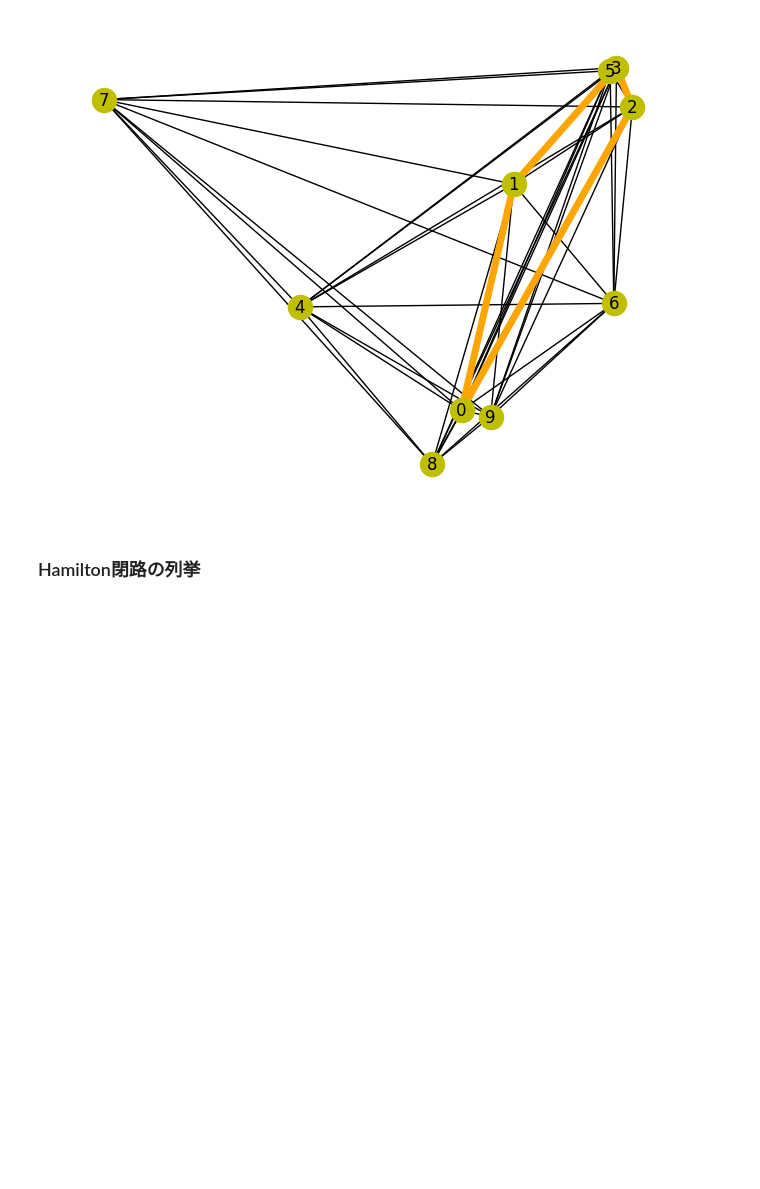
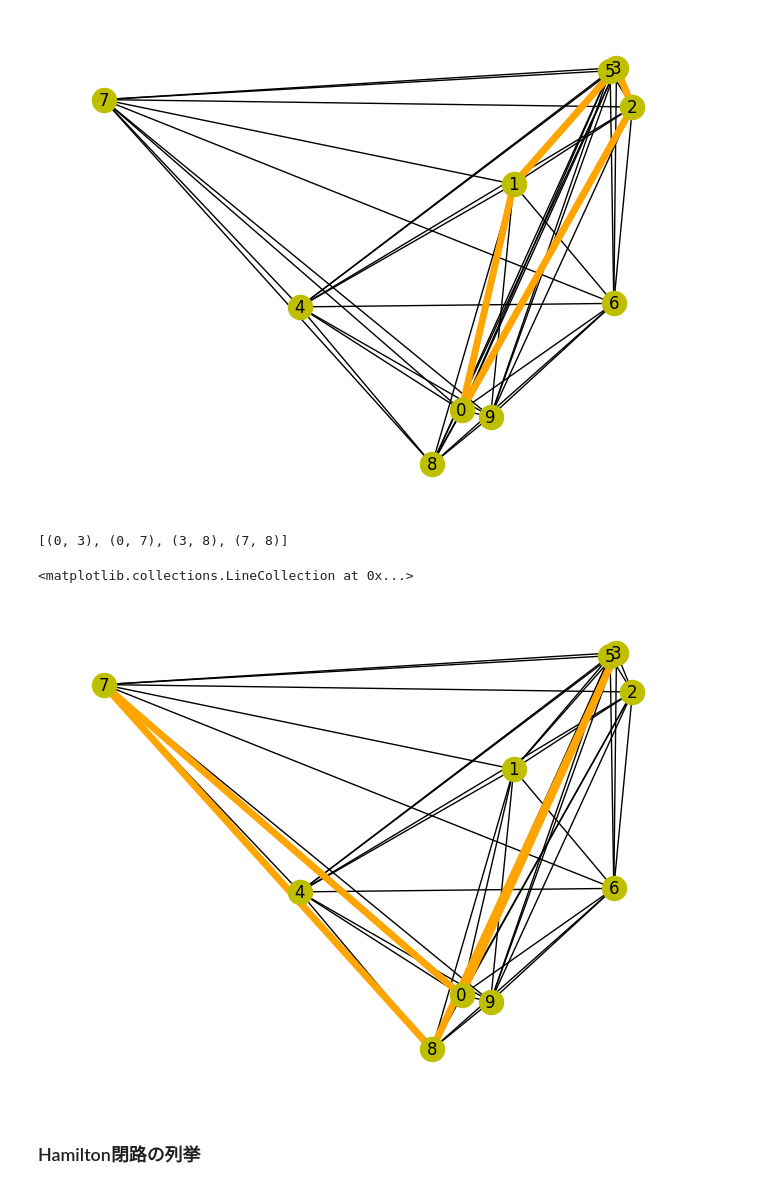
Before and after one commit to okaduki/opt100, a Jupyter notebook: 04k-shortest-paths.ipynb, the cells around one changed output. Cells and saved outputs as stored; diff of their text form; code cells hidden in the pictures; blank space fills up the shorter version.

```diff
--- a/04k-shortest-paths.ipynb
+++ b/04k-shortest-paths.ipynb
@@ -232,7 +232,8 @@ nx.draw(G, pos=pos, with_labels=True, node_color="y")
 [figure]
 # %%
 # 頂点0を含む長さ4の閉路をランダムに選ぶ
-edges = list(G.edges())
+edges = [(u,v,data['weight']) for u,v,data in G.edges(data=True)]
+# edges = list(G.edges())
 GraphSet.set_universe(edges)
 
 cycles = GraphSet.cycles()
@@ -246,6 +247,25 @@ nx.draw_networkx_edges(G, pos=pos, edgelist=cycle, edge_color="orange", width=5)
 [(0, 1), (0, 2), (1, 3), (2, 3)]
 <matplotlib.collections.LineCollection at 0x...>
 [figure]
+# %%
+# 頂点0を含む長さ4の閉路で最小のものを選ぶ
+# Graphillion は(u,v,weight) のリストを重み付きグラフとして扱う
+# edges = list(G.edges())
+edges = [(u,v,data['weight']) for u,v,data in G.edges(data=True)]
+GraphSet.set_universe(edges)
+
+cycles = GraphSet.cycles()
+gs = cycles.graph_size(4)
+gs2 = gs.including(0)  # include depot
+cycle = gs2.choice()
+cycle = list(gs2.max_iter())[0]
+print(cycle)
+nx.draw(G, pos=pos, with_labels=True, node_color="y")
+nx.draw_networkx_edges(G, pos=pos, edgelist=cycle, edge_color="orange", width=5)
+# %% [output]
+[(0, 3), (0, 7), (3, 8), (7, 8)]
+<matplotlib.collections.LineCollection at 0x...>
+[figure, added]
 # %% [markdown]
 ### Hamilton閉路の列挙
 # %%
```
Also changed, not shown: parts of 17 cells of this notebook, 2 other files.
